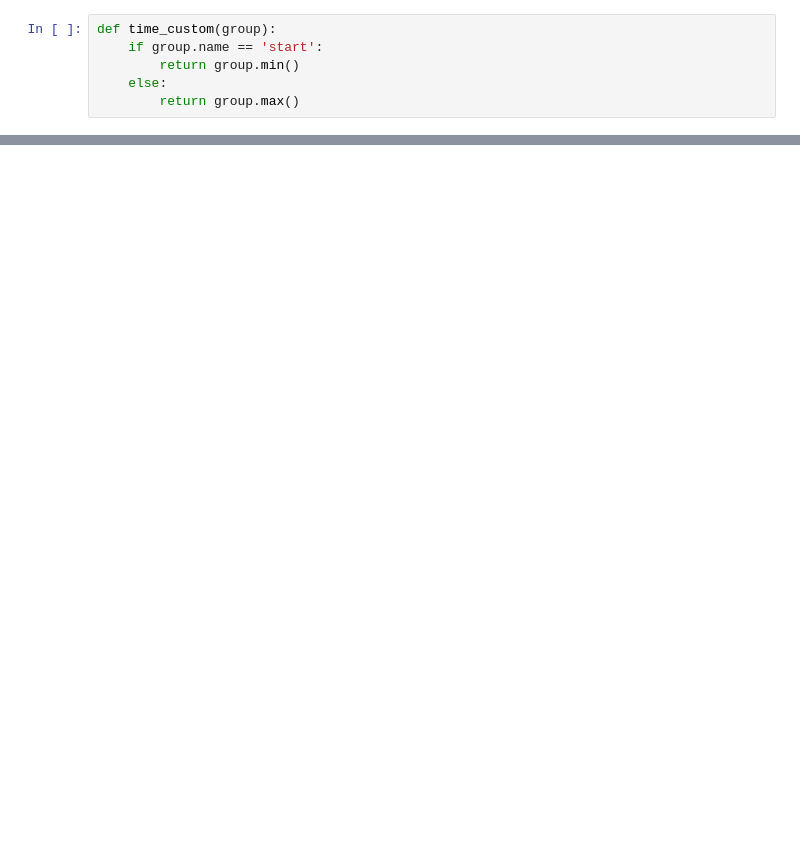
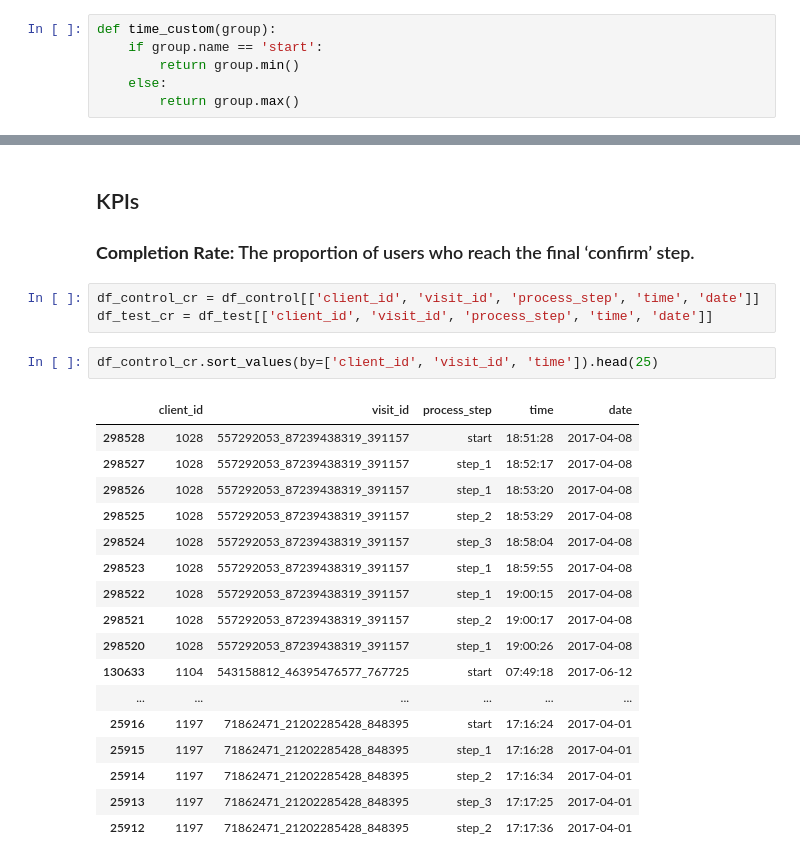
Before and after one commit to cemanzanoc/Project2, a Jupyter notebook: analysis.ipynb, the cells around one changed output, grey strips where cells are left out. Saved outputs shown, nothing was run; the diff lists cells and outputs as text; blank space fills up the shorter version.

```diff
--- a/analysis.ipynb
+++ b/analysis.ipynb
@@ -330,0 +327,27 @@ df_control_pasos
+# %% [markdown]
+## KPIs
+
+### **Completion Rate:** The proportion of users who reach the final ‘confirm’ step.
+# %%
+df_control_cr = df_control[['client_id', 'visit_id', 'process_step', 'time', 'date']]
+df_test_cr = df_test[['client_id', 'visit_id', 'process_step', 'time', 'date']]
+# %%
+df_control_cr.sort_values(by=['client_id', 'visit_id', 'time']).head(25)
+# %% [output]
+|  | client_id | visit_id | process_step | time | date |
+| 298528 | 1028 | 557292053_87239438319_391157 | start | 18:51:28 | 2017-04-08 |
+| 298527 | 1028 | 557292053_87239438319_391157 | step_1 | 18:52:17 | 2017-04-08 |
+| 298526 | 1028 | 557292053_87239438319_391157 | step_1 | 18:53:20 | 2017-04-08 |
+| 298525 | 1028 | 557292053_87239438319_391157 | step_2 | 18:53:29 | 2017-04-08 |
+| 298524 | 1028 | 557292053_87239438319_391157 | step_3 | 18:58:04 | 2017-04-08 |
+| 298523 | 1028 | 557292053_87239438319_391157 | step_1 | 18:59:55 | 2017-04-08 |
+| 298522 | 1028 | 557292053_87239438319_391157 | step_1 | 19:00:15 | 2017-04-08 |
+| 298521 | 1028 | 557292053_87239438319_391157 | step_2 | 19:00:17 | 2017-04-08 |
+| 298520 | 1028 | 557292053_87239438319_391157 | step_1 | 19:00:26 | 2017-04-08 |
+| 130633 | 1104 | 543158812_46395476577_767725 | start | 07:49:18 | 2017-06-12 |
+| ... | ... | ... | ... | ... | ... |
+| 25916 | 1197 | 71862471_21202285428_848395 | start | 17:16:24 | 2017-04-01 |
+| 25915 | 1197 | 71862471_21202285428_848395 | step_1 | 17:16:28 | 2017-04-01 |
+| 25914 | 1197 | 71862471_21202285428_848395 | step_2 | 17:16:34 | 2017-04-01 |
+| 25913 | 1197 | 71862471_21202285428_848395 | step_3 | 17:17:25 | 2017-04-01 |
+| 25912 | 1197 | 71862471_21202285428_848395 | step_2 | 17:17:36 | 2017-04-01 |
```
Also changed, not shown: parts of 14 cells of this notebook.
